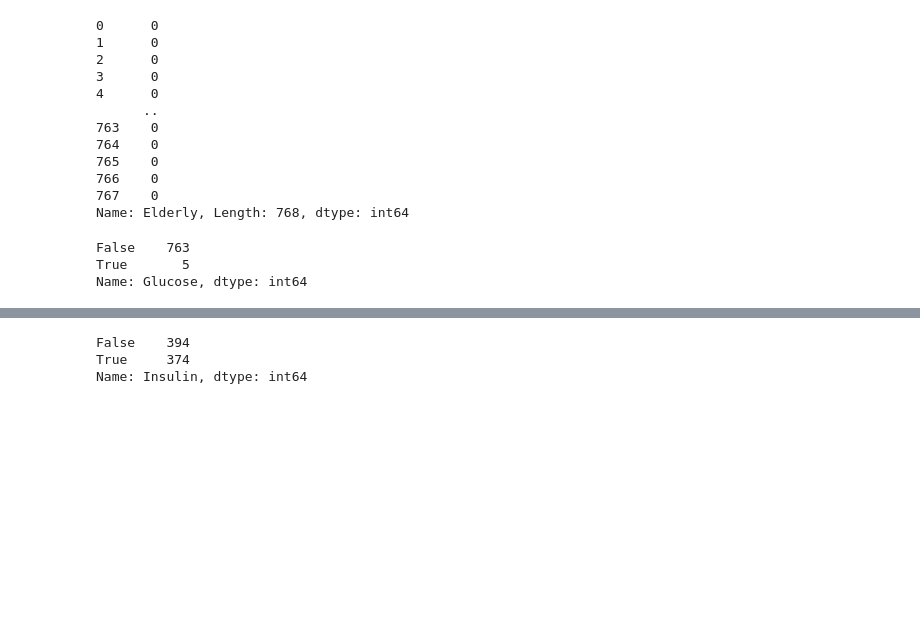
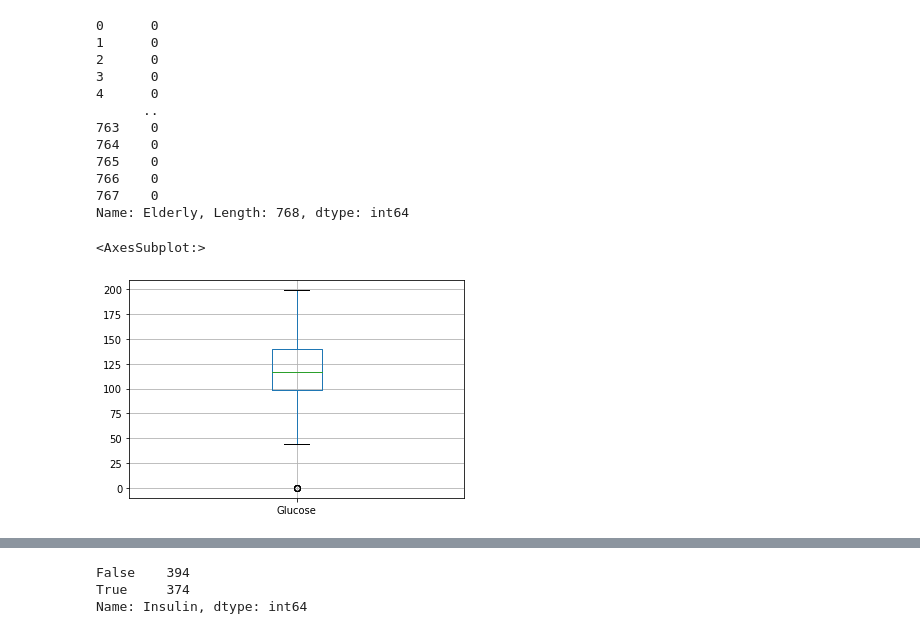
Before and after one commit to Aviost111/Diabetes_Predictions, a Jupyter notebook: cleaning_the_data.ipynb, the cells around one changed output, grey strips where cells are left out. Saved outputs shown, nothing was run; the diff lists cells and outputs as text; code cells hidden in the pictures; blank space fills up the shorter version.

```diff
--- a/cleaning_the_data.ipynb
+++ b/cleaning_the_data.ipynb
@@ -75,10 +77,8 @@ Name: High_BloodPressure, dtype: int64
 # Lets get rid of bmi =0 cuz thats obviously null
 # %%
 bmi_noNull=df[df['BMI']!=0]
-bmi_noNull=bmi_noNull['BMI']
-bmi_noNull_avg=bmi_noNull.sum()/len(bmi_noNull)
-bmi_noNull_avg=bmi_noNull_avg
-df['BMI']=df['BMI'].apply(lambda x:bmi_noNull_avg if x==0 else x)
+bmi_noNull['BMI'].median()
+df['BMI']=df['BMI'].apply(lambda x:bmi_noNull['BMI'].median() if x==0 else x)
 df['BMI']
 # %% [output]
 0      33.6
@@ -112,6 +112,3 @@ Obese          483
 Healthy        281
 UnderWeight      4
 Name: Wieght, dtype: int64
-# %%
-df['Obese']=df['BMI'].apply(lambda x:1 if x>=30 else 0)
-df['Obese'].value_counts()
@@ -140,9 +133,9 @@ Name: Elderly, Length: 768, dtype: int64
 # %%
 #Normal blood glucose level (tested while fasting) for non-diabetics is between 3.9 and 7.1 mmol/L (70 and 130 mg/dL)
 # %%
-withzero=df['Glucose']==0
-withzero.value_counts()
+# as we can see besides the zeros there are no outliers so lets put the mean for zeros
+glucose_no_zero=df[df['Glucose']!=0]
+df.boxplot(column=['Glucose'])
 # %% [output]
-False    763
-True       5
-Name: Glucose, dtype: int64
+<AxesSubplot:>
+[figure, added]
```
Also changed, not shown: parts of 16 cells of this notebook.
